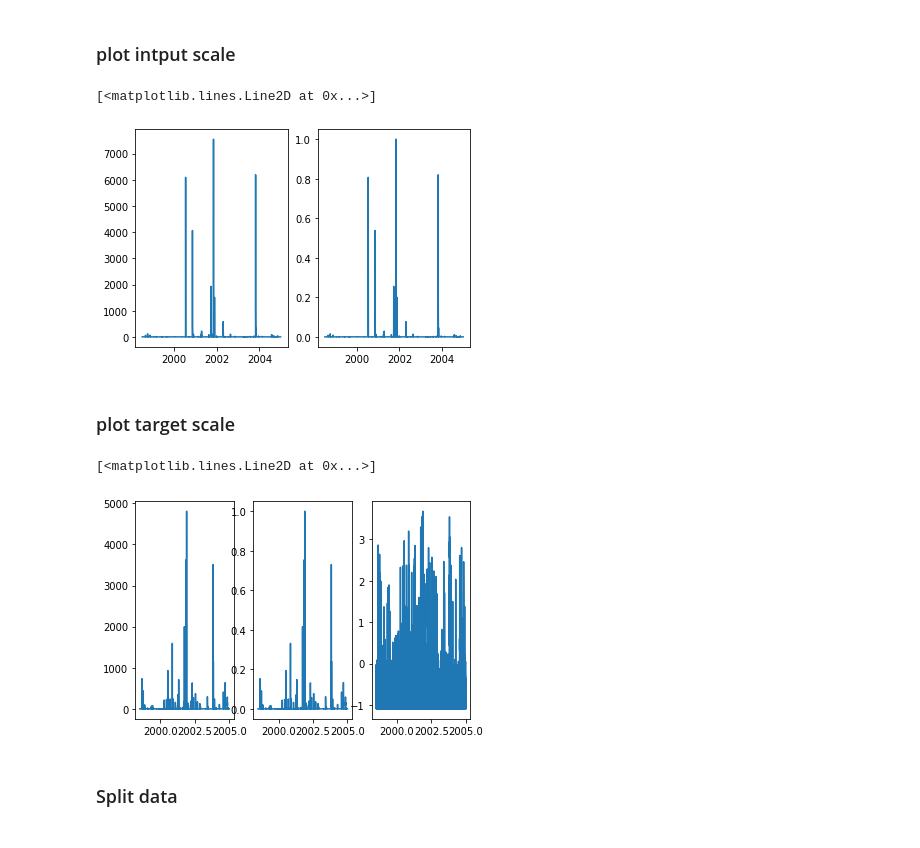
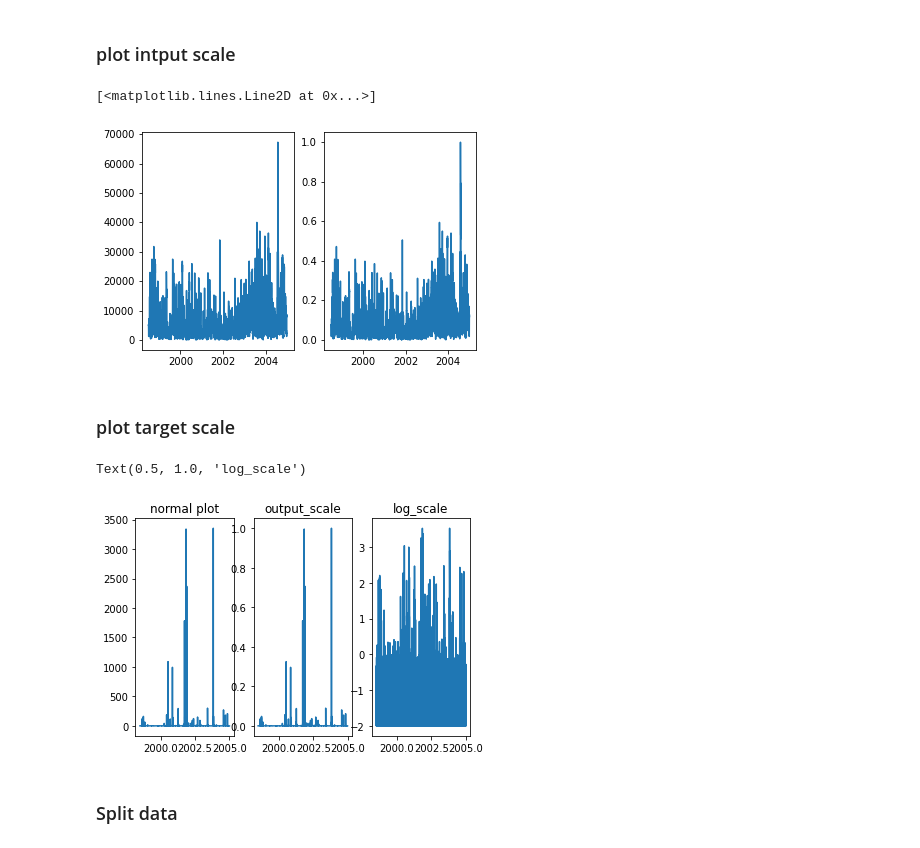
Before and after one commit to laravioli/PIR, a Jupyter notebook: model/ANN_v2.ipynb, the cells around one changed output. Cells and saved outputs as stored; diff of their text form; code cells hidden in the pictures.

```diff
--- a/model/ANN_v2.ipynb
+++ b/model/ANN_v2.ipynb
@@ -19,20 +19,20 @@ from sklearn.preprocessing import MinMaxScaler, StandardScaler
 
 df_input=[df_Ch001, df_Ch009, df_Ch020]
 df_input_scaled=[]
-LOG_SCALE= False
+LOG_SCALE= True
 
 if LOG_SCALE:
     for df in df_input:
 
-        df_log=df.copy()
-        df_log[df_log<=0] = 0.08
-        df_log=df_log.apply(lambda x: np.log10(x))
+        df_log = df.copy()
+        df_log = df_log.apply(lambda x: x.clip(lower=x[x>0].min()) if x.min()<=0 else x)
+        df_log = df_log.apply(lambda x: np.log10(x))
         scaler=MinMaxScaler()
         scaler.fit(df_log)
         df_input_scaled.append(pd.DataFrame(scaler.transform(df_log), index=df_Ch022.index, columns=df_Ch022.columns))
 
     df_output_scaled=df_Ch022.copy()
-    df_output_scaled[df_output_scaled<=0 ] = 0.08
+    df_output_scaled= df_output_scaled.apply(lambda x: x.clip(lower=x[x>0].min()) if x.min()<=0 else x)
     df_output_scaled=df_output_scaled.apply(lambda x: np.log10(x))
     output_scaler=MinMaxScaler()
     output_scaler.fit(df_output_scaled)
@@ -50,29 +68,33 @@ else:
 # %% [markdown]
 ### Choosing L
 # %%
-p=34
+p=22
 # %% [markdown]
 ### plot intput scale
 # %%
 fig, (ax1, ax2)= plt.subplots(1,2)
-ax1.plot(df_Ch022.index, df_input[0].iloc[:,p])
-ax2.plot(df_Ch022.index, df_input_scaled[0].iloc[:,p])
+ax1.plot(df_Ch022.index, df_input[2].iloc[:,p])
+ax2.plot(df_Ch022.index, df_input_scaled[2].iloc[:,p])
 # %% [output]
 [<matplotlib.lines.Line2D at 0x...>]
-[figure, old version]
+[figure, new version]
 # %% [markdown]
 ### plot target scale
 # %%
 #log vs minmax
 df_test=df_Ch022.copy()
-df_test[df_test<=0 ] = 0.08
+df_test[df_test<=0 ] = 0.01
+df_test = df_test.apply(lambda x: np.log10(x))
 fig, (ax1, ax2, ax3)= plt.subplots(1,3)
 ax1.plot(df_Ch022.index, df_Ch022.iloc[:,p])
+ax1.set_title("normal plot")
 ax2.plot(df_Ch022.index, df_output_scaled.iloc[:,p])
-ax3.plot(df_Ch022.index, df_test.apply(lambda x: np.log10(x)).iloc[:,p])
+ax2.set_title("output_scale")
+ax3.plot(df_Ch022.index, df_test.iloc[:,p])
+ax3.set_title("log_scale")
 # %% [output]
-[<matplotlib.lines.Line2D at 0x...>]
+Text(0.5, 1.0, 'log_scale')
-[figure, old version]
+[figure, new version]
 # %% [markdown]
 ### Split data
 # %%
```
Also changed, not shown: parts of 9 cells of this notebook, 27 other files.
